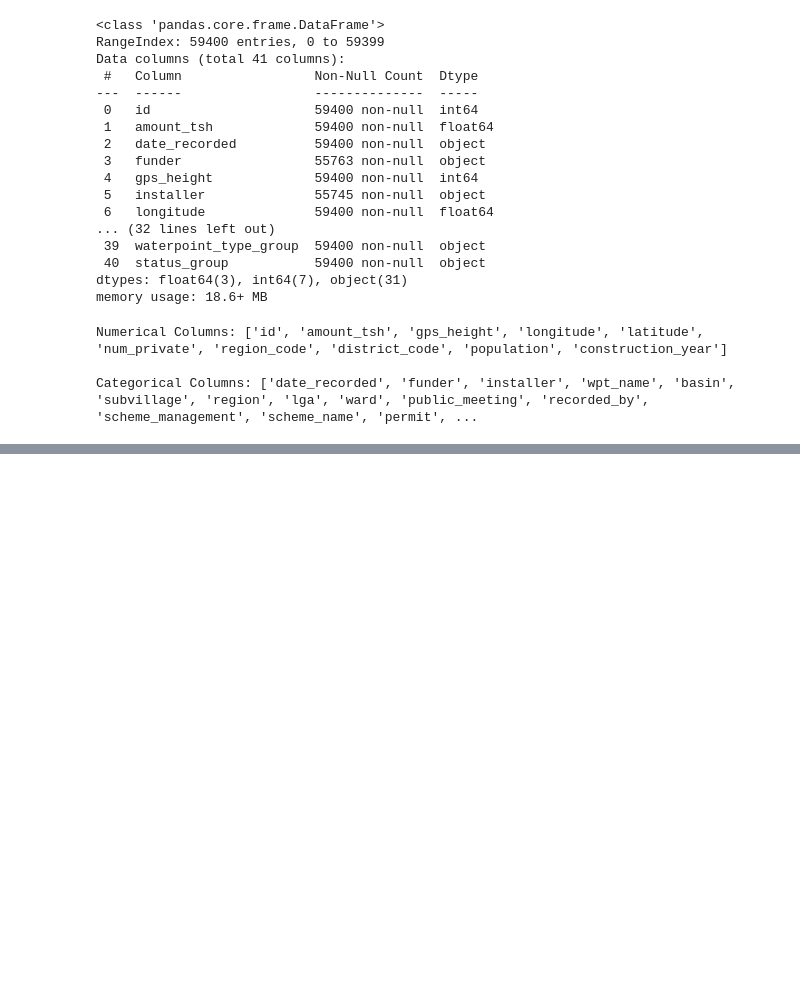
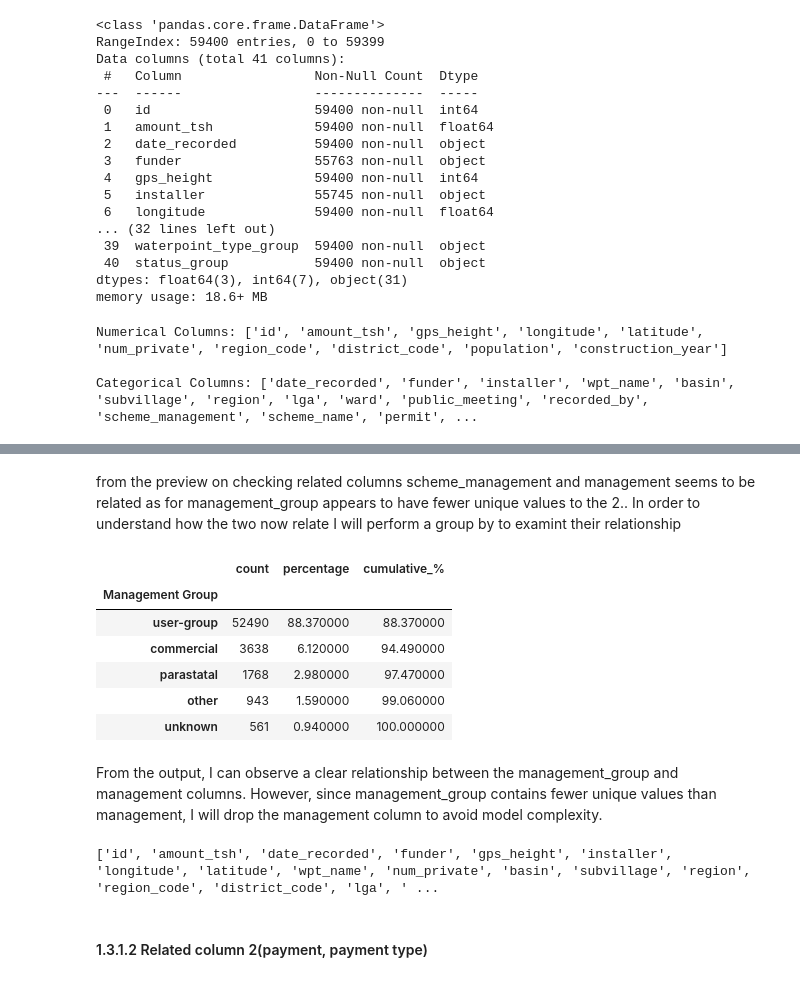
Before and after one commit to nduvawinnie/TANZANIAN_WATERWELL_PREDICTIVE_MODEL_REVIEW_1, a Jupyter notebook: PHASE_3_PROJECT/Tanzanian_water_wells.ipynb, the cells around one changed output, grey strips where cells are left out. Drawn from its saved outputs; the diff is of its cells as text; code cells hidden in the pictures; blank space fills up the shorter version.

```diff
--- a/PHASE_3_PROJECT/Tanzanian_water_wells.ipynb
+++ b/PHASE_3_PROJECT/Tanzanian_water_wells.ipynb
@@ -129,0 +219,40 @@ Categorical Columns: ['date_recorded', 'funder', 'installer', 'wpt_name', 'basin
+# %% [markdown]
+from the preview on checking related columns scheme_management and management seems to be related as for management_group  appears to have fewer unique values to the 2.. In order to understand how the two now relate I will perform a group by to examint their relationship
+# %%
+# Group by management_group only since management column has already been dropped in next cell to avoid errors
+summary = (
+    df.groupby(['management_group'])
+    .agg(
+        count=('management_group', 'size'),
+        percentage=('management_group', lambda x: round((len(x) / len(df)) * 100, 2))
+    )
+    .rename_axis(['Management Group'])
+    .sort_values(by='count', ascending=False)
+)
+
+# Add a cumulative percentage column
+summary['cumulative_%'] = summary['percentage'].cumsum().round(2)
+
+# Display the result
+summary.style.background_gradient(cmap='Blues', subset=['count', 'percentage'])
+# %% [output]
+|  | count | percentage | cumulative_% |
+| Management Group |  |  |  |
+| user-group | 52490 | 88.370000 | 88.370000 |
+| commercial | 3638 | 6.120000 | 94.490000 |
+| parastatal | 1768 | 2.980000 | 97.470000 |
+| other | 943 | 1.590000 | 99.060000 |
+| unknown | 561 | 0.940000 | 100.000000 |
+# %% [markdown]
+From the output, I can observe a clear relationship between the management_group and management columns. However, since management_group contains fewer unique values than management, I will drop the management column to avoid model complexity.
+# %%
+# dropping the management column
+# Drop the management and scheme_management columns if they exist
+df = df.drop(['scheme_management', 'management'], axis=1, errors='ignore')
+
+# Confirm the columns have been dropped
+print(df.columns.tolist())
+# %% [output]
+['id', 'amount_tsh', 'date_recorded', 'funder', 'gps_height', 'installer', 'longitude', 'latitude', 'wpt_name', 'num_private', 'basin', 'subvillage', 'region', 'region_code', 'district_code', 'lga', ' ...
+# %% [markdown]
+#### 1.3.1.2 Related column 2(payment, payment type)
```
Also changed, not shown: parts of 53 cells of this notebook.
